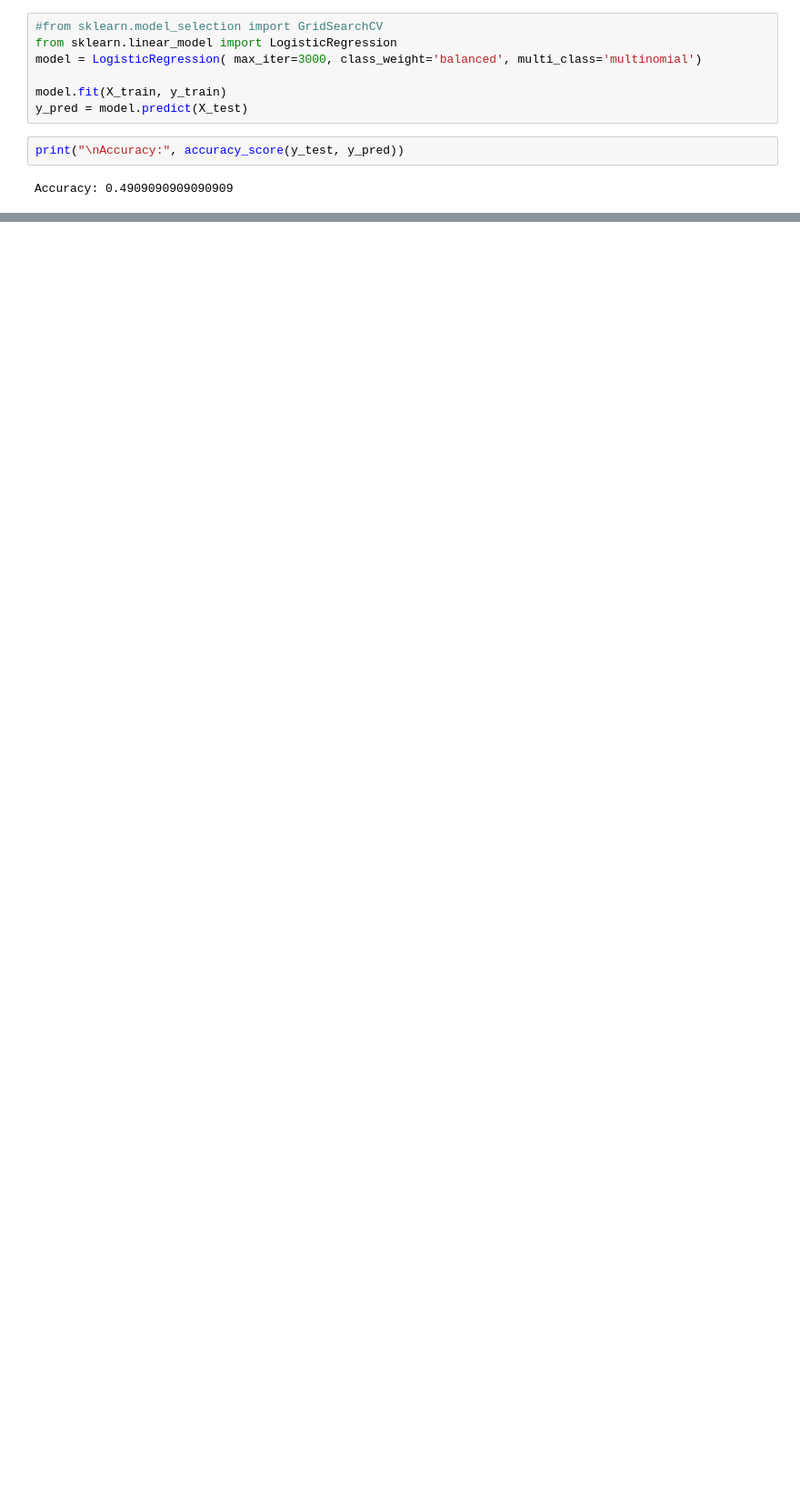
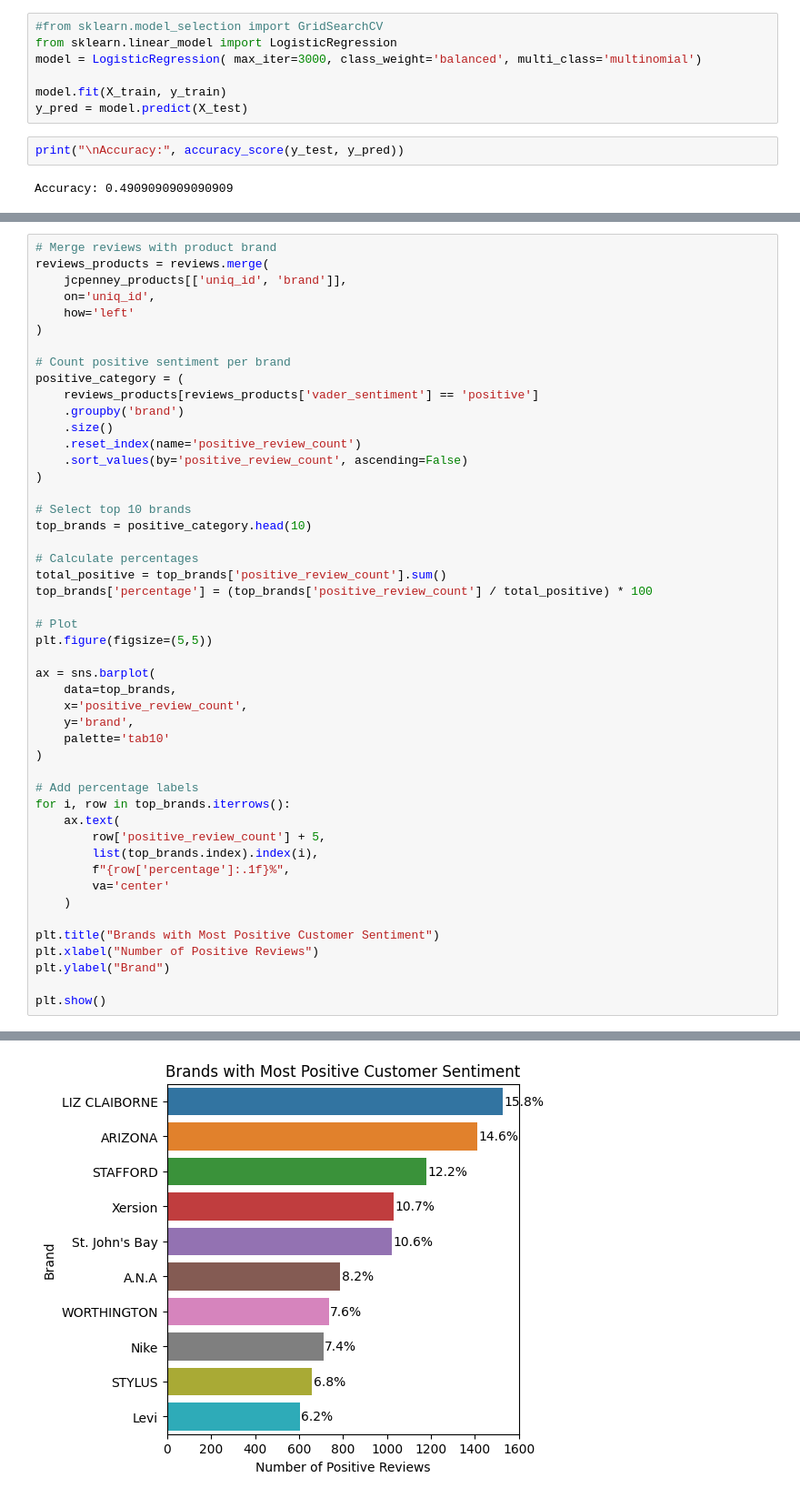
Before and after one commit to Malki9/3601763_BD2, a Jupyter notebook: 3601763_BD2.ipynb, the cells around one changed output, grey strips where cells are left out. Shown at 91% size. Saved outputs shown, nothing was run; the diff lists cells and outputs as text; blank space fills up the shorter version.

```diff
--- a/3601763_BD2.ipynb
+++ b/3601763_BD2.ipynb
@@ -775,0 +872,49 @@ Accuracy: 0.4909090909090909
+# %%
+# Merge reviews with product brand
+reviews_products = reviews.merge(
+    jcpenney_products[['uniq_id', 'brand']],
+    on='uniq_id',
+    how='left'
+)
+
+# Count positive sentiment per brand
+positive_category = (
+    reviews_products[reviews_products['vader_sentiment'] == 'positive']
+    .groupby('brand')
+    .size()
+    .reset_index(name='positive_review_count')
+    .sort_values(by='positive_review_count', ascending=False)
+)
+
+# Select top 10 brands
+top_brands = positive_category.head(10)
+
+# Calculate percentages
+total_positive = top_brands['positive_review_count'].sum()
+top_brands['percentage'] = (top_brands['positive_review_count'] / total_positive) * 100
+
+# Plot
+plt.figure(figsize=(5,5))
+
+ax = sns.barplot(
+    data=top_brands,
+    x='positive_review_count',
+    y='brand',
+    palette='tab10'
+)
+
+# Add percentage labels
+for i, row in top_brands.iterrows():
+    ax.text(
+        row['positive_review_count'] + 5,
+        list(top_brands.index).index(i),
+        f"{row['percentage']:.1f}%",
+        va='center'
+    )
+
+plt.title("Brands with Most Positive Customer Sentiment")
+plt.xlabel("Number of Positive Reviews")
+plt.ylabel("Brand")
+
+plt.show()
+# %% [output]
@@ -775,0 +930 @@ Accuracy: 0.4909090909090909
+[figure, added]
```
Also changed, not shown: parts of 19 cells of this notebook.
